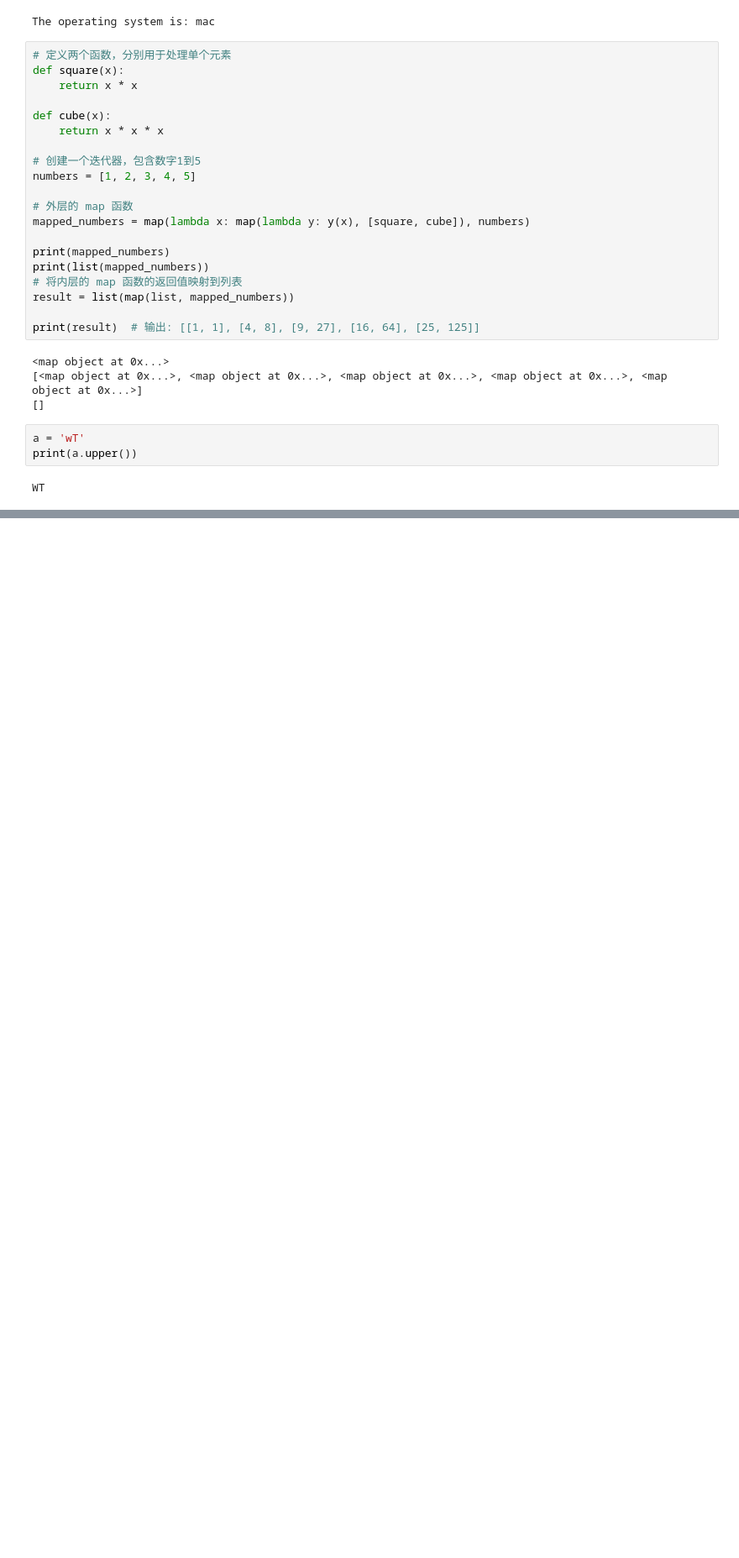
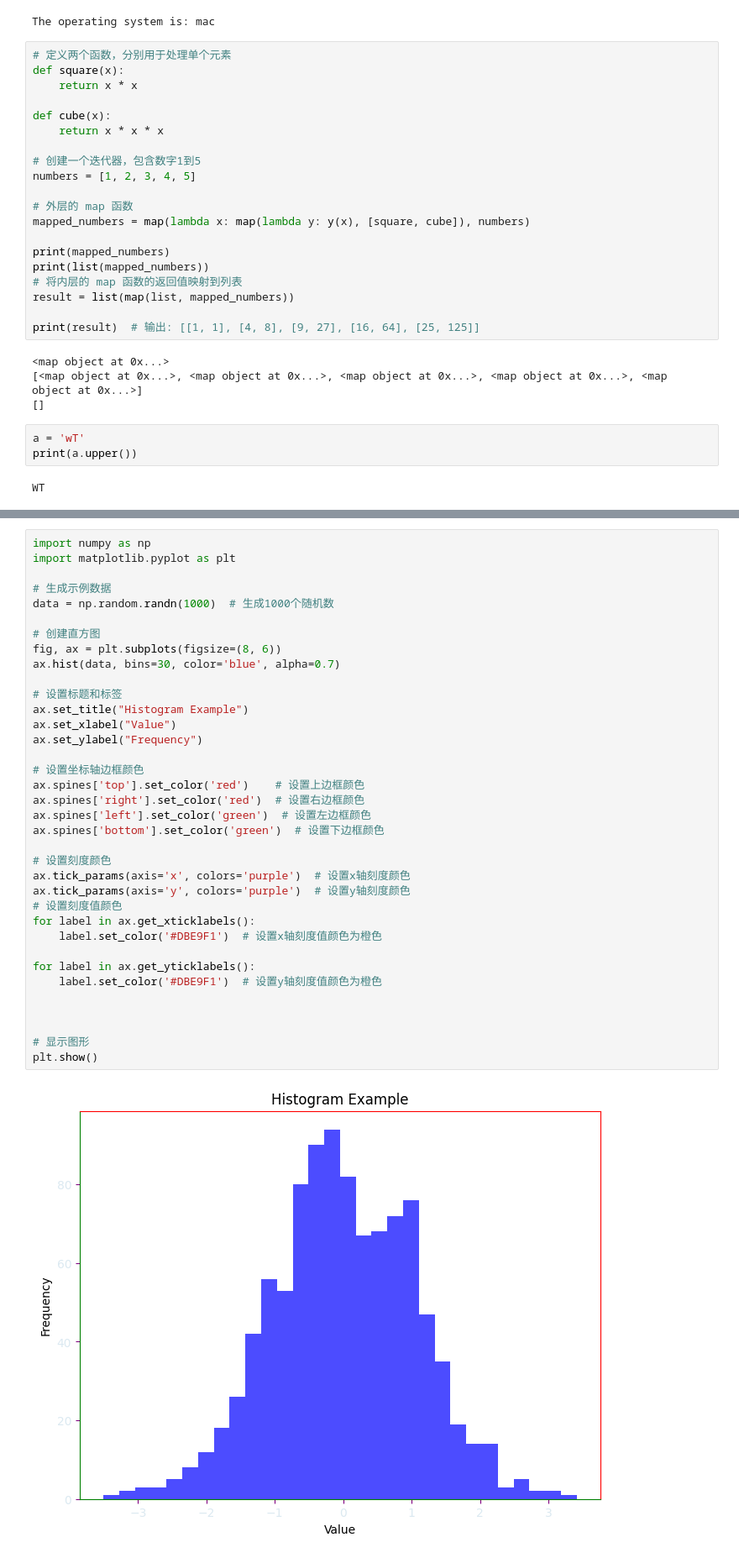
Before and after one commit to chauchy-Liu/efficiency, a Jupyter notebook: test.ipynb, the cells around one changed output, grey strips where cells are left out. Shown at 84% size. Drawn from its saved outputs; the diff is of its cells as text; blank space fills up the shorter version.

```diff
--- a/test.ipynb
+++ b/test.ipynb
@@ -536,0 +655,38 @@ WT
+# %%
+import numpy as np
+import matplotlib.pyplot as plt
+
+# 生成示例数据
+data = np.random.randn(1000)  # 生成1000个随机数
+
+# 创建直方图
+fig, ax = plt.subplots(figsize=(8, 6))
+ax.hist(data, bins=30, color='blue', alpha=0.7)
+
+# 设置标题和标签
+ax.set_title("Histogram Example")
+ax.set_xlabel("Value")
+ax.set_ylabel("Frequency")
+
+# 设置坐标轴边框颜色
+ax.spines['top'].set_color('red')    # 设置上边框颜色
+ax.spines['right'].set_color('red')  # 设置右边框颜色
+ax.spines['left'].set_color('green')  # 设置左边框颜色
+ax.spines['bottom'].set_color('green')  # 设置下边框颜色
+
+# 设置刻度颜色
+ax.tick_params(axis='x', colors='purple')  # 设置x轴刻度颜色
+ax.tick_params(axis='y', colors='purple')  # 设置y轴刻度颜色
+# 设置刻度值颜色
+for label in ax.get_xticklabels():
+    label.set_color('#DBE9F1')  # 设置x轴刻度值颜色为橙色
+
+for label in ax.get_yticklabels():
+    label.set_color('#DBE9F1')  # 设置y轴刻度值颜色为橙色
+
+
+
+# 显示图形
+plt.show()
+# %% [output]
+[figure, added]
```
Also changed, not shown: parts of 12 cells of this notebook, 17 other files.
